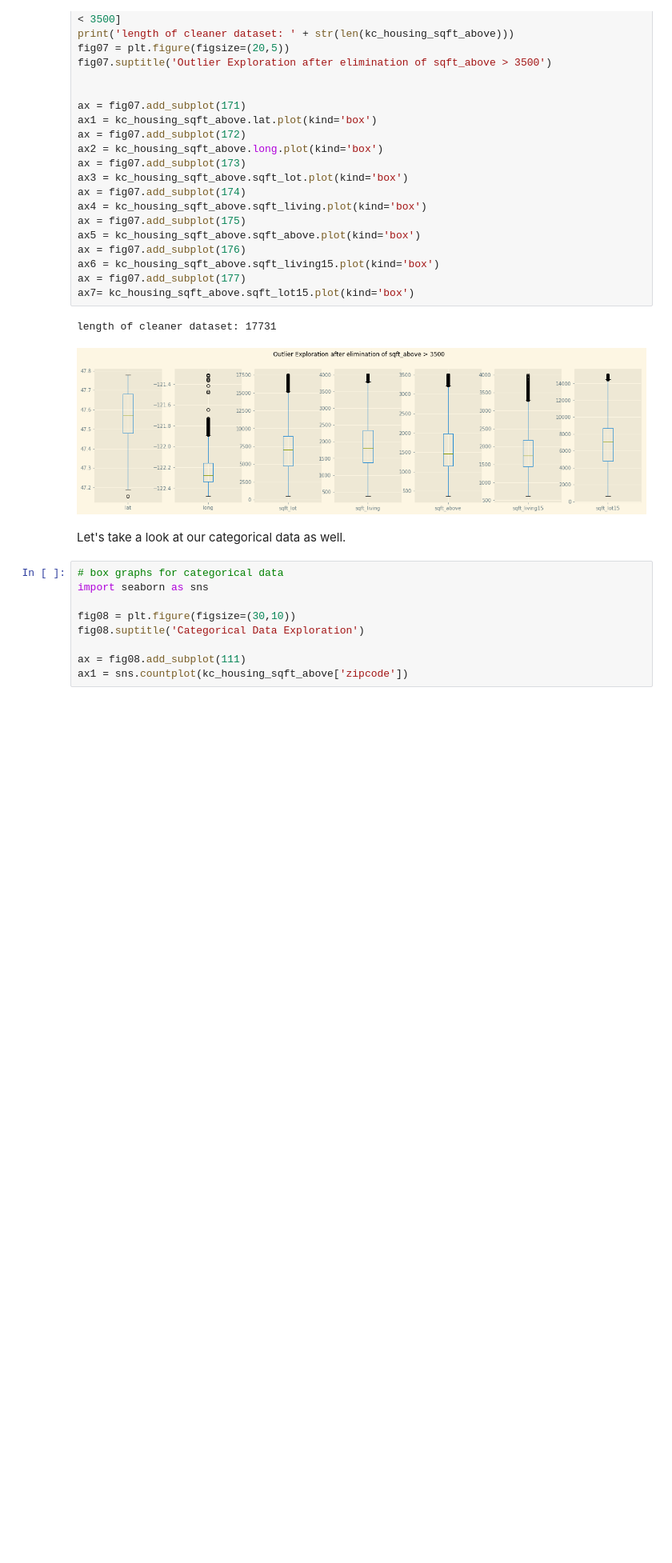
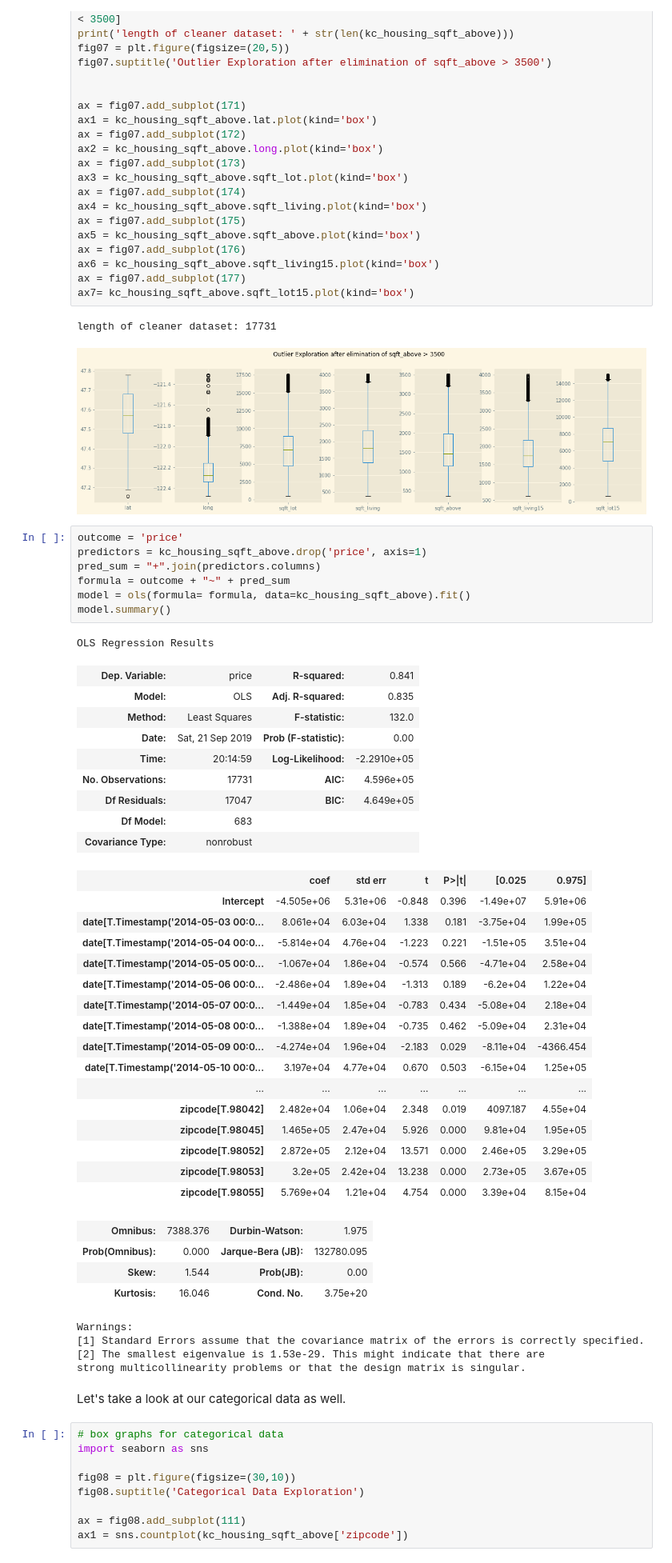
Before and after one commit to eannefawcett/dsc-v2-mod1-final-project-online-ds-pt-081219, a Jupyter notebook: Beth Fawcett King County Sellers World.ipynb, the cells around one changed output. Shown at 80% size. Drawn from its saved outputs; the diff is of its cells as text; blank space fills up the shorter version.

```diff
--- a/Beth Fawcett King County Sellers World.ipynb
+++ b/Beth Fawcett King County Sellers World.ipynb
@@ -1012,6 +1138,48 @@ ax7= kc_housing_sqft_above.sqft_lot15.plot(kind='box')
 # %% [output]
 length of cleaner dataset: 17731
 [figure]
+# %%
+outcome = 'price'
+predictors = kc_housing_sqft_above.drop('price', axis=1)
+pred_sum = "+".join(predictors.columns)
+formula = outcome + "~" + pred_sum
+model = ols(formula= formula, data=kc_housing_sqft_above).fit()
+model.summary()
+# %% [output]
+OLS Regression Results
+| Dep. Variable: | price | R-squared: | 0.841 |
+| Model: | OLS | Adj. R-squared: | 0.835 |
+| Method: | Least Squares | F-statistic: | 132.0 |
+| Date: | Sat, 21 Sep 2019 | Prob (F-statistic): | 0.00 |
+| Time: | 20:14:59 | Log-Likelihood: | -2.2910e+05 |
+| No. Observations: | 17731 | AIC: | 4.596e+05 |
+| Df Residuals: | 17047 | BIC: | 4.649e+05 |
+| Df Model: | 683 |  |  |
+| Covariance Type: | nonrobust |  |  |
+|  | coef | std err | t | P>|t| | [0.025 | 0.975] |
+| Intercept | -4.505e+06 | 5.31e+06 | -0.848 | 0.396 | -1.49e+07 | 5.91e+06 |
+| date[T.Timestamp('2014-05-03 00:0... | 8.061e+04 | 6.03e+04 | 1.338 | 0.181 | -3.75e+04 | 1.99e+05 |
+| date[T.Timestamp('2014-05-04 00:0... | -5.814e+04 | 4.76e+04 | -1.223 | 0.221 | -1.51e+05 | 3.51e+04 |
+| date[T.Timestamp('2014-05-05 00:0... | -1.067e+04 | 1.86e+04 | -0.574 | 0.566 | -4.71e+04 | 2.58e+04 |
+| date[T.Timestamp('2014-05-06 00:0... | -2.486e+04 | 1.89e+04 | -1.313 | 0.189 | -6.2e+04 | 1.22e+04 |
+| date[T.Timestamp('2014-05-07 00:0... | -1.449e+04 | 1.85e+04 | -0.783 | 0.434 | -5.08e+04 | 2.18e+04 |
+| date[T.Timestamp('2014-05-08 00:0... | -1.388e+04 | 1.89e+04 | -0.735 | 0.462 | -5.09e+04 | 2.31e+04 |
+| date[T.Timestamp('2014-05-09 00:0... | -4.274e+04 | 1.96e+04 | -2.183 | 0.029 | -8.11e+04 | -4366.454 |
+| date[T.Timestamp('2014-05-10 00:0... | 3.197e+04 | 4.77e+04 | 0.670 | 0.503 | -6.15e+04 | 1.25e+05 |
+| ... | ... | ... | ... | ... | ... | ... |
+| zipcode[T.98042] | 2.482e+04 | 1.06e+04 | 2.348 | 0.019 | 4097.187 | 4.55e+04 |
+| zipcode[T.98045] | 1.465e+05 | 2.47e+04 | 5.926 | 0.000 | 9.81e+04 | 1.95e+05 |
+| zipcode[T.98052] | 2.872e+05 | 2.12e+04 | 13.571 | 0.000 | 2.46e+05 | 3.29e+05 |
+| zipcode[T.98053] | 3.2e+05 | 2.42e+04 | 13.238 | 0.000 | 2.73e+05 | 3.67e+05 |
+| zipcode[T.98055] | 5.769e+04 | 1.21e+04 | 4.754 | 0.000 | 3.39e+04 | 8.15e+04 |
+| Omnibus: | 7388.376 | Durbin-Watson: | 1.975 |
+| Prob(Omnibus): | 0.000 | Jarque-Bera (JB): | 132780.095 |
+| Skew: | 1.544 | Prob(JB): | 0.00 |
+| Kurtosis: | 16.046 | Cond. No. | 3.75e+20 |
+Warnings:
+[1] Standard Errors assume that the covariance matrix of the errors is correctly specified.
+[2] The smallest eigenvalue is 1.53e-29. This might indicate that there are
+strong multicollinearity problems or that the design matrix is singular.
 # %% [markdown]
 Let's take a look at our categorical data as well.
 # %%
```
Also changed, not shown: parts of 27 cells of this notebook.
